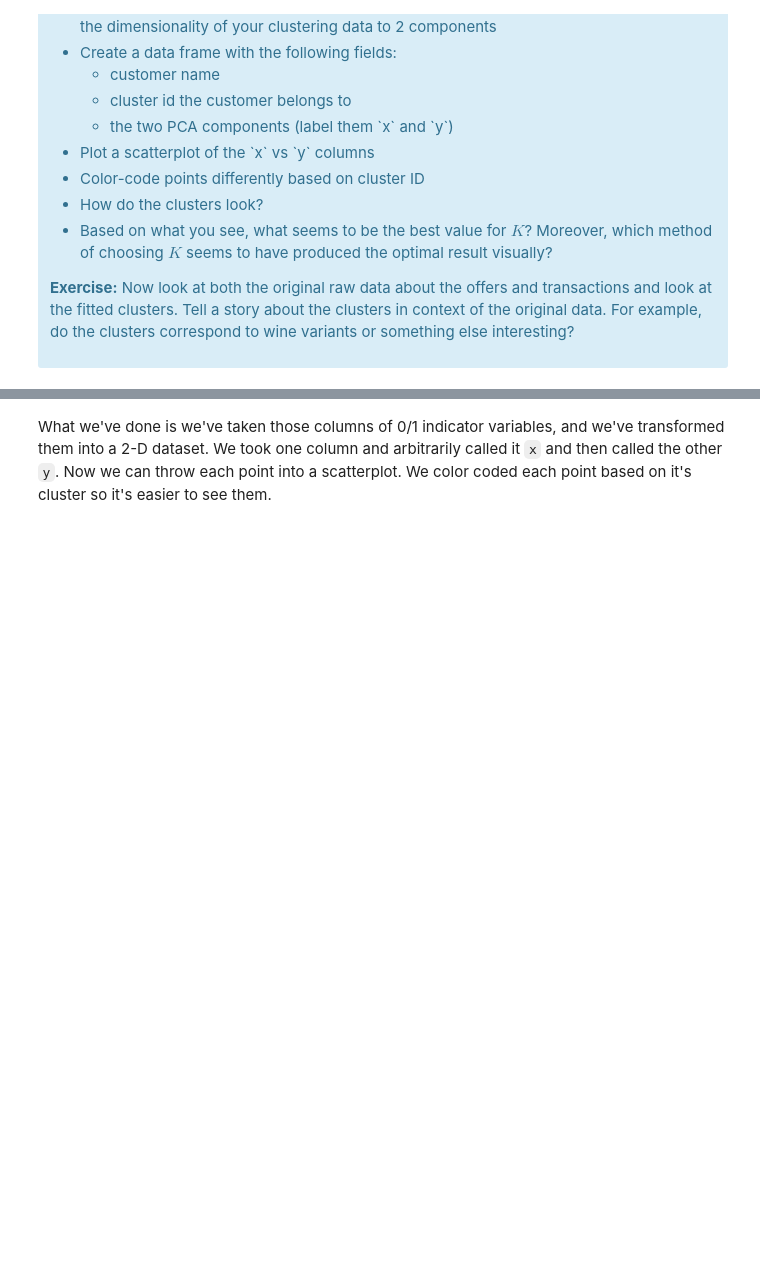
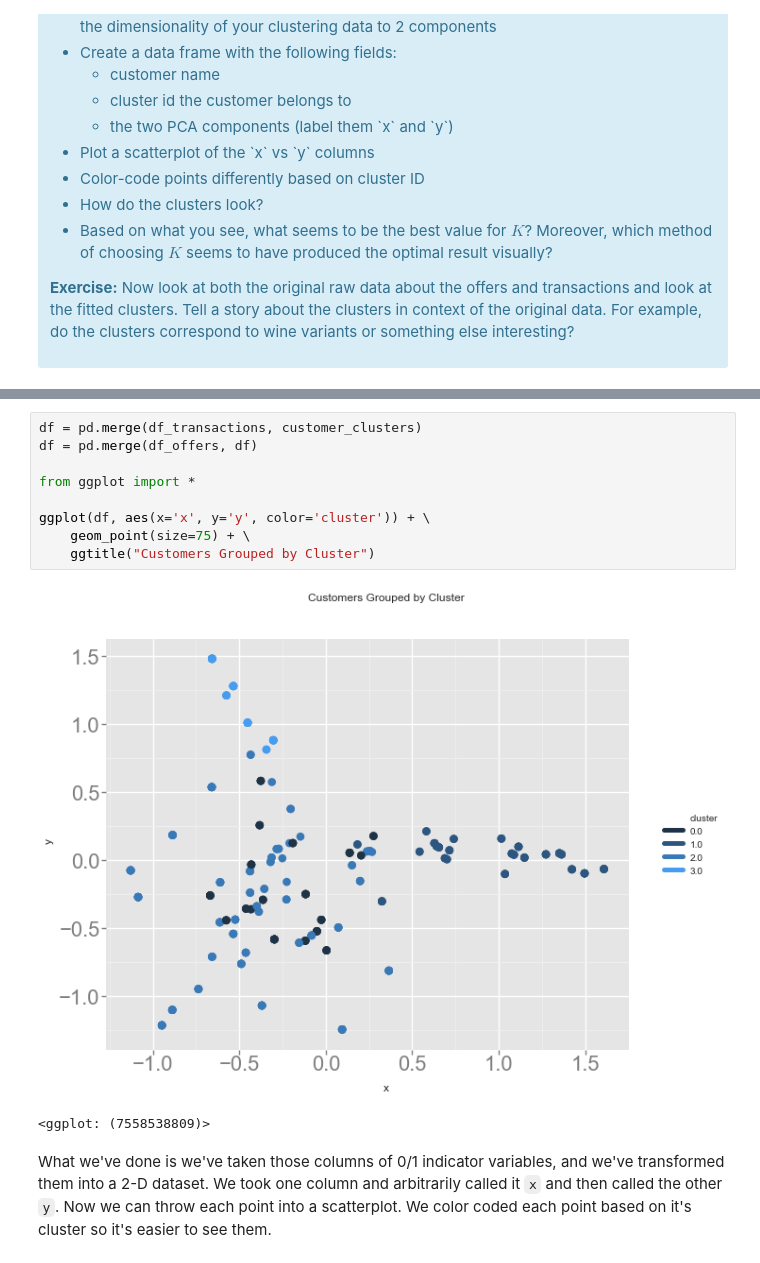
Before and after one commit to j-tian/Springboard, a Jupyter notebook: Mini_Project_Clustering.ipynb, the cells around one changed output, grey strips where cells are left out. Cells and saved outputs as stored; diff of their text form; blank space fills up the shorter version.

```diff
--- a/Mini_Project_Clustering.ipynb
+++ b/Mini_Project_Clustering.ipynb
@@ -351,3 +388,15 @@ This is only one use of PCA for dimension reduction. We can also use PCA when we
+# %%
+df = pd.merge(df_transactions, customer_clusters)
+df = pd.merge(df_offers, df)
+
+from ggplot import *
+
+ggplot(df, aes(x='x', y='y', color='cluster')) + \
+    geom_point(size=75) + \
+    ggtitle("Customers Grouped by Cluster")
+# %% [output]
+[figure, added]
+<ggplot: (7558538809)>
 # %% [markdown]
 What we've done is we've taken those columns of 0/1 indicator variables, and we've transformed them into a 2-D dataset. We took one column and arbitrarily called it `x` and then called the other `y`. Now we can throw each point into a scatterplot. We color coded each point based on it's cluster so it's easier to see them.
 # %% [markdown]
```
Also changed, not shown: parts of 11 cells of this notebook.
